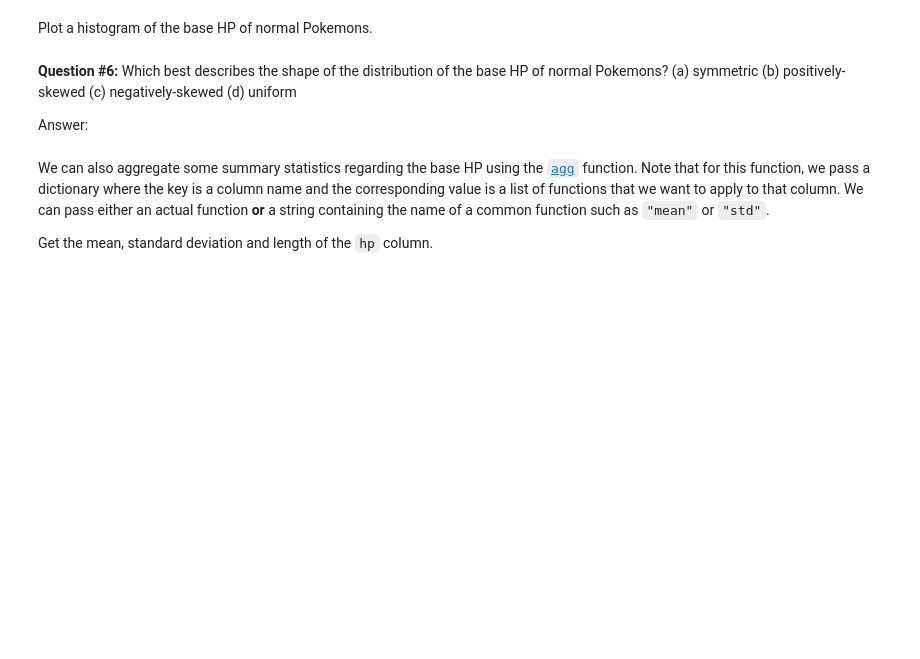
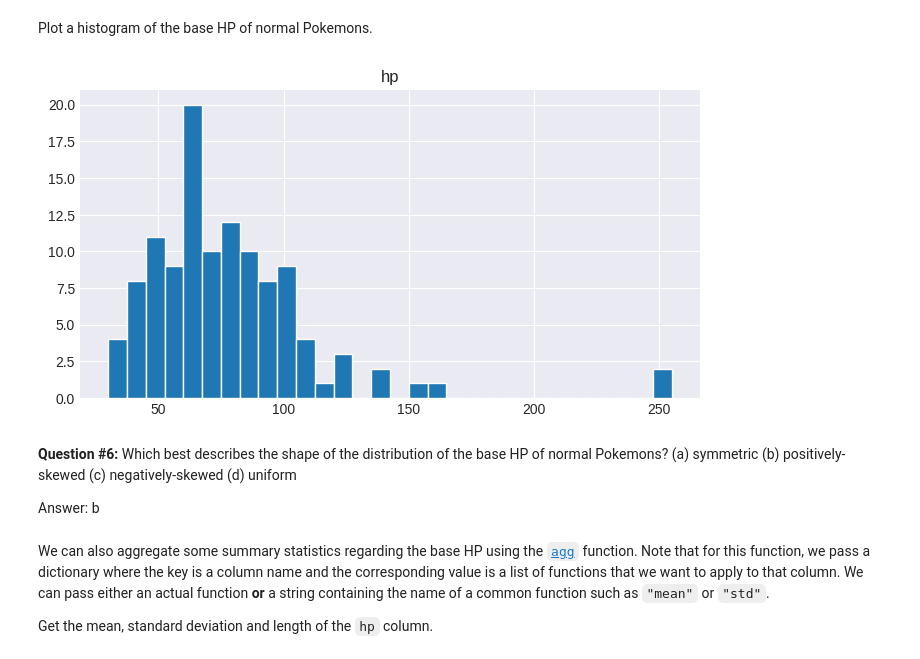
Before and after one commit to CyAdrienneRamos/DATA100-NB4, a Jupyter notebook: 4_Exploring_Pokemon_Data.ipynb, the cells around one changed output. Cells and saved outputs as stored; diff of their text form; code cells hidden in the pictures; blank space fills up the shorter version.

```diff
--- a/4_Exploring_Pokemon_Data.ipynb
+++ b/4_Exploring_Pokemon_Data.ipynb
@@ -211,10 +350,14 @@ normal_pokemon_df = pokemon_df[pokemon_df["type_1"] == "Normal"]
 Plot a histogram of the base HP of normal Pokemons.
 # %%
 # Write your code here
+normal_pokemon_df.hist("hp", bins=30, edgecolor='w', figsize=(8, 4))
+plt.show()
+# %% [output]
+[figure, added]
 # %% [markdown]
 **Question #6:** Which best describes the shape of the distribution of the base HP of normal Pokemons? (a) symmetric (b) positively-skewed (c) negatively-skewed (d) uniform
 
-Answer:
+Answer: b
 # %% [markdown]
 We can also aggregate some summary statistics regarding the base HP using the [`agg`](https://pandas.pydata.org/pandas-docs/stable/reference/api/pandas.DataFrame.agg.html) function. Note that for this function, we pass a dictionary where the key is a column name and the corresponding value is a list of functions that we want to apply to that column. We can pass either an actual function **or** a string containing the name of a common function such as `"mean"` or `"std"`.
 
```
Also changed, not shown: parts of 45 cells of this notebook.
